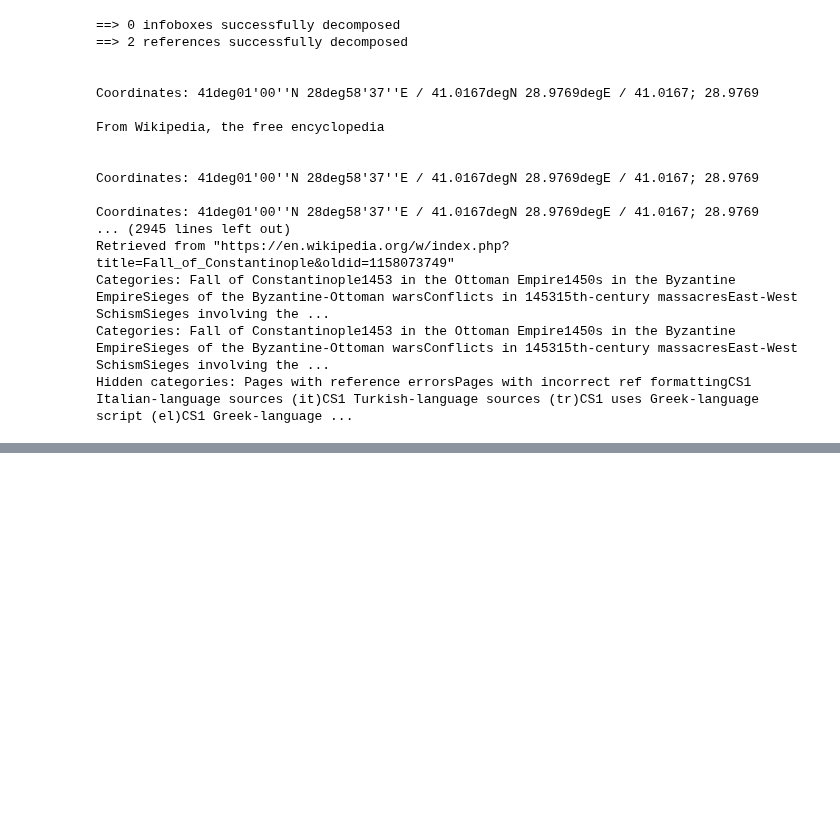
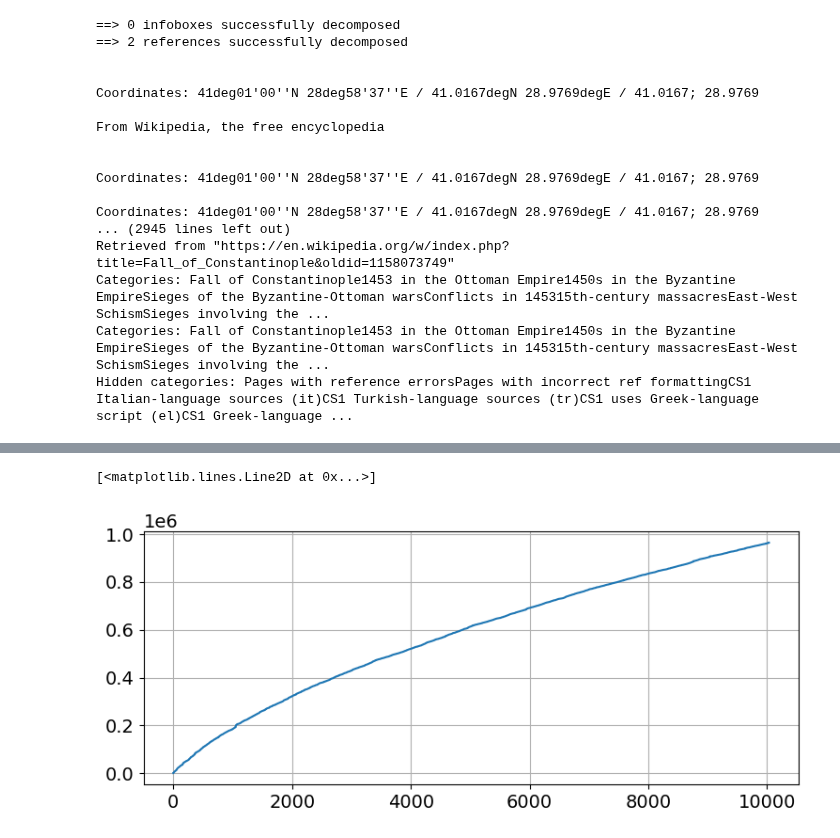
Before and after one commit to ozkansafak/decoder-llm, a Jupyter notebook: web_scraper.ipynb, the cells around one changed output, grey strips where cells are left out. Drawn from its saved outputs; the diff is of its cells as text; code cells hidden in the pictures; blank space fills up the shorter version.

```diff
--- a/web_scraper.ipynb
+++ b/web_scraper.ipynb
@@ -140,0 +177,34 @@ sold:   9562.13
+# %%
+while len(visited_urls) < 1e5:
+    step += 1
+    url = new_links.pop(0)
+    if url in visited_urls:
+        print(f'WARNING: url in visited_urls!!!    ')
+        stop_execution
+
+    # shuffle new_links in place
+    random.shuffle(new_links)
+
+    text, html, num_chars = extract_single_url(url, visited_urls, num_chars)
+    new_links.extend(get_links(html, new_links, visited_urls))
+
+    if step % 10 == 0:
+        print(f'{step:3d} -- page_length:{len(text)/1000:5.1f}K, '+
+              f'len(new_links):{len(new_links)}, len(visited_urls):{len(visited_urls)}, '+
+              f'num_chars:{ptxt(num_chars)}  {url}')
+
+    tracker_new.append(len(new_links))
+    tracker_visited.append(len(visited_urls))
+
+    if step % 100 == 0:
+        with open(outfile, 'r') as f:
+            out1 = json.load(f)
+        with open(outfile, 'w') as f:
+            out2 = {item.split(wiki_prefix)[1] for item in (set(new_links).union(set(visited_urls.keys())))}
+            out = sorted(set(out2.union(set(out1))))
+            json.dump(out, f)
+            print(f'\nstep:{step} {outfile} number of files: {len(out)}')
+
+    tracker_time.append((time.time() - s0)/60)
+
+list_urls = [item.split(wiki_prefix)[1] for item in (visited_urls)]
@@ -140,0 +230,6 @@ sold:   9562.13
+# %%
+
+plt.plot(tracker_new)
+# %% [output]
+[<matplotlib.lines.Line2D at 0x...>]
+[figure, added]
```
Also changed, not shown: parts of 4 cells of this notebook, 3 other files.
